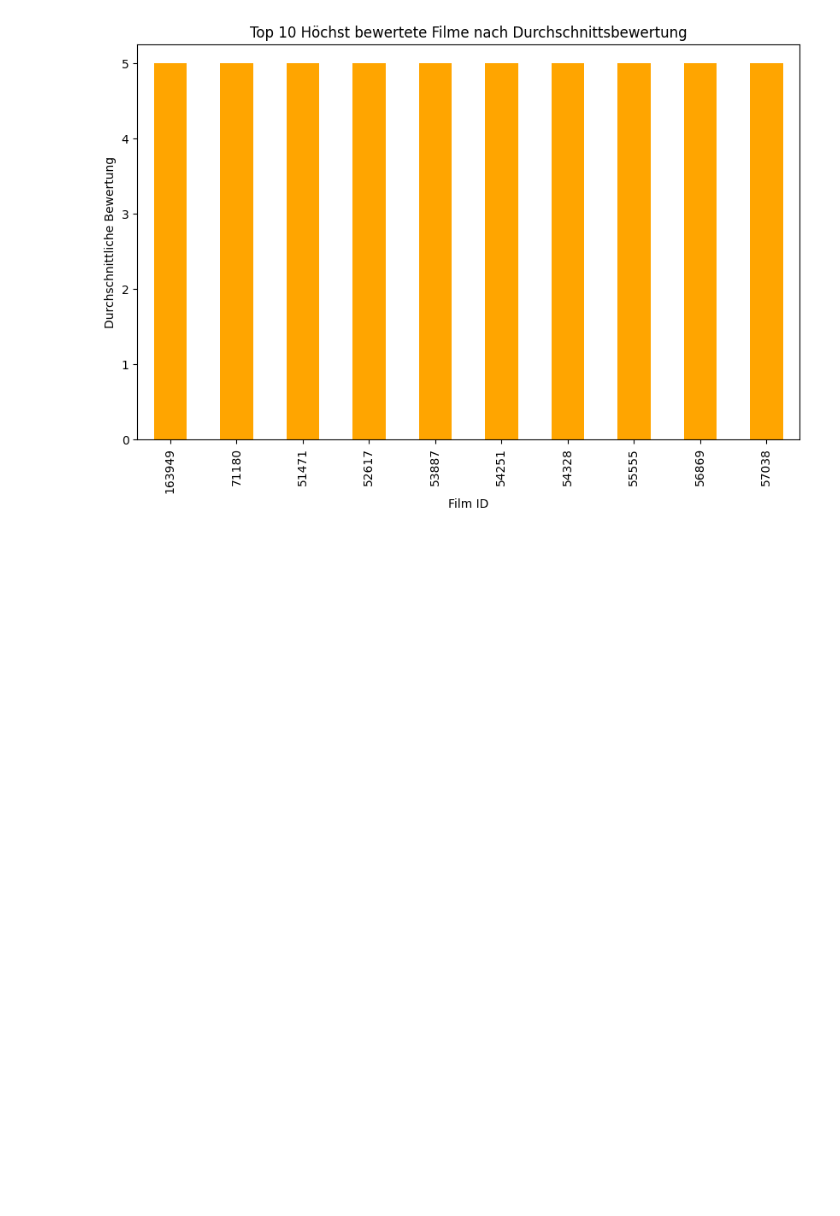
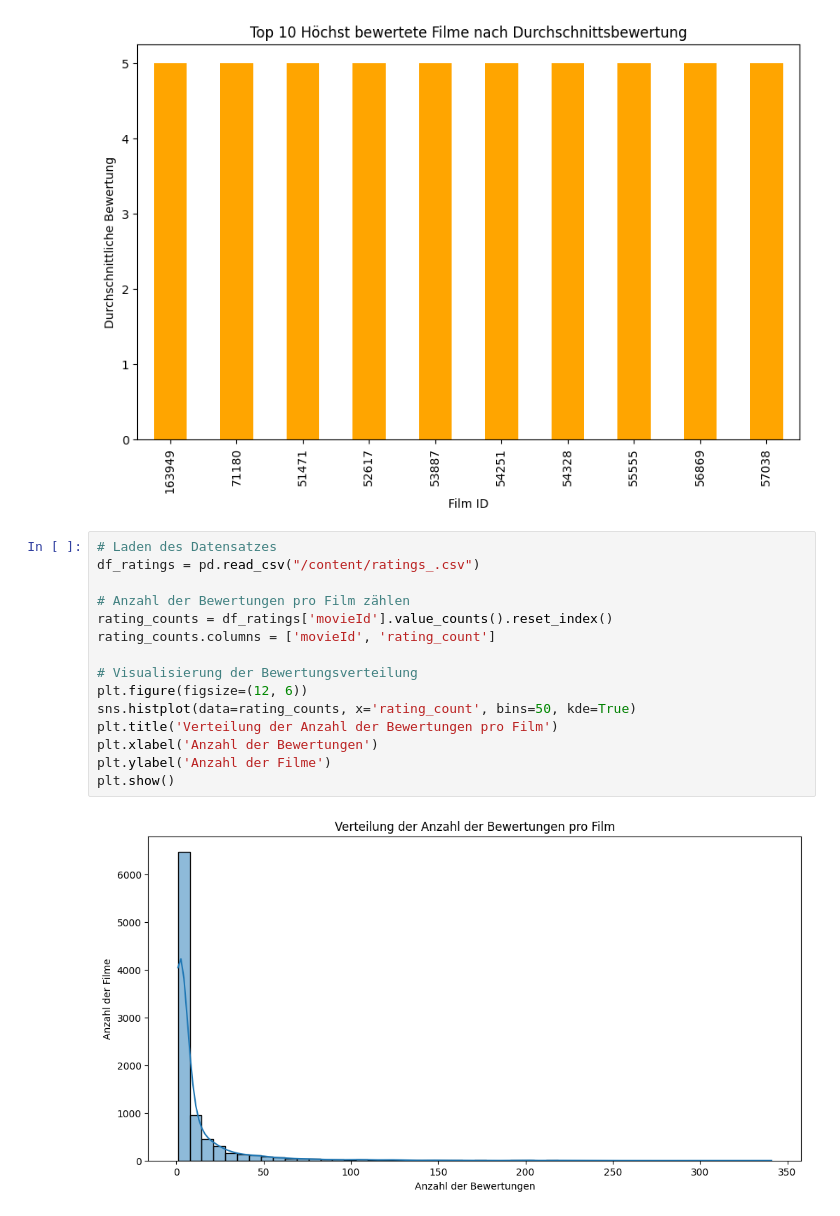
Before and after one commit to Hakan1998/Enterprise-AI-finalproject, a Jupyter notebook: EDA_movie.ipynb, the cells around one changed output. Cells and saved outputs as stored; diff of their text form; blank space fills up the shorter version.

```diff
--- a/EDA_movie.ipynb
+++ b/EDA_movie.ipynb
@@ -354,3 +354,20 @@ plt.show()
 # %% [output]
 [figure]
 [figure]
+# %%
+# Laden des Datensatzes
+df_ratings = pd.read_csv("/content/ratings_.csv")
+
+# Anzahl der Bewertungen pro Film zählen
+rating_counts = df_ratings['movieId'].value_counts().reset_index()
+rating_counts.columns = ['movieId', 'rating_count']
+
+# Visualisierung der Bewertungsverteilung
+plt.figure(figsize=(12, 6))
+sns.histplot(data=rating_counts, x='rating_count', bins=50, kde=True)
+plt.title('Verteilung der Anzahl der Bewertungen pro Film')
+plt.xlabel('Anzahl der Bewertungen')
+plt.ylabel('Anzahl der Filme')
+plt.show()
+# %% [output]
+[figure, added]
```
Also changed, not shown: parts of 1 cell of this notebook.
